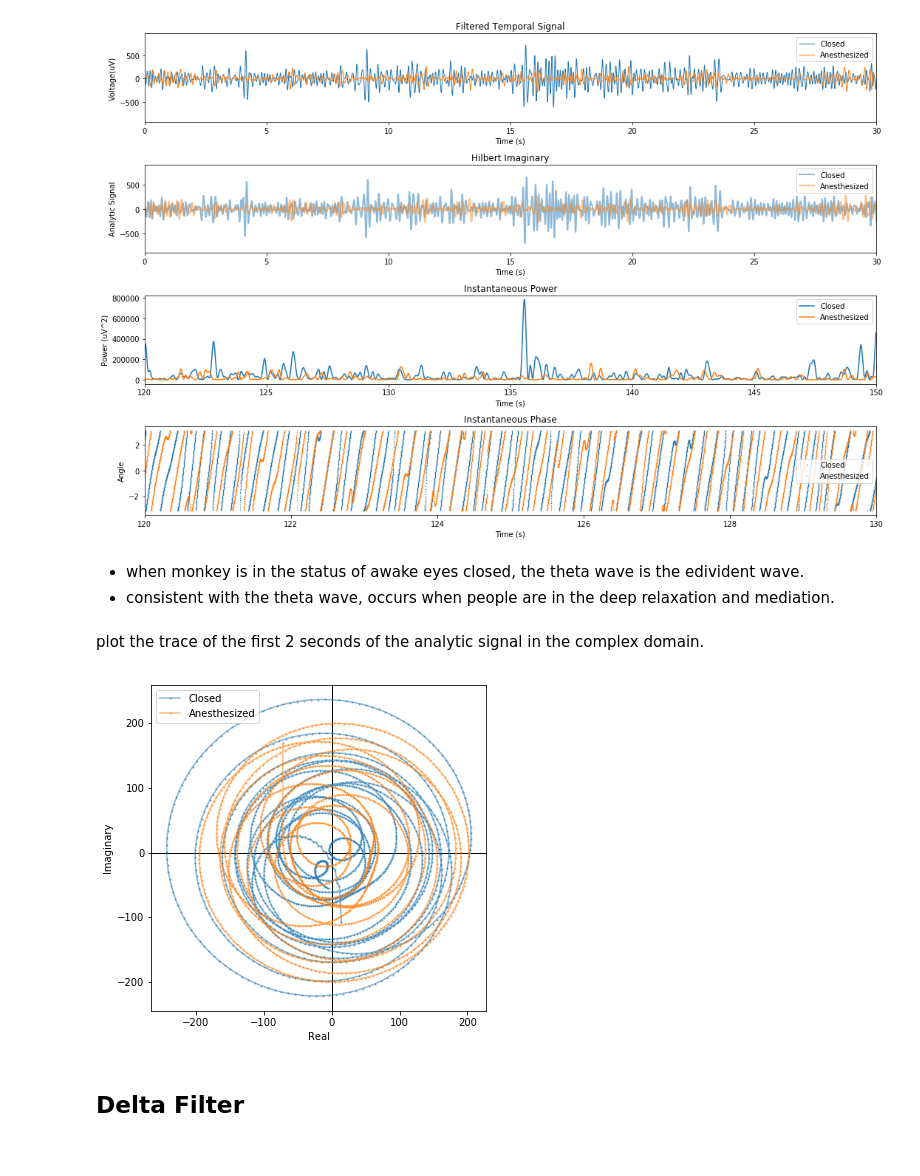
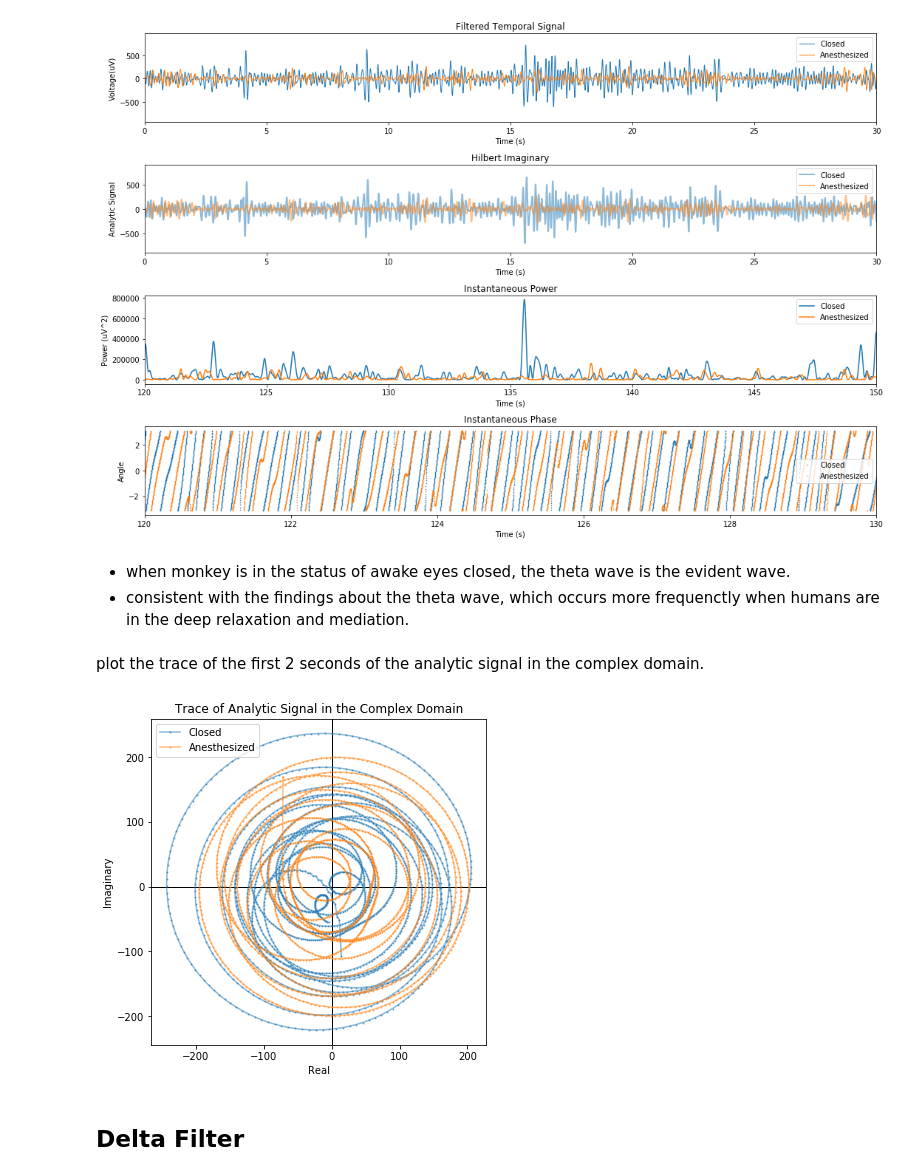
Before and after one commit to fagan2888/COGS118C, a Jupyter notebook: Assignments/project_data/COGS118C-Final-Presentation-Monkey-Data-Analysis.ipynb, the cells around one changed output. Cells and saved outputs as stored; diff of their text form; code cells hidden in the pictures.

```diff
--- a/Assignments/project_data/COGS118C-Final-Presentation-Monkey-Data-Analysis.ipynb
+++ b/Assignments/project_data/COGS118C-Final-Presentation-Monkey-Data-Analysis.ipynb
@@ -616,21 +616,22 @@ plt.tight_layout()
 # %% [output]
 [figure]
 # %% [markdown]
-- when monkey is in the status of awake eyes closed, the theta wave is the edivident wave.
-- consistent with the theta wave, occurs when people are in the deep relaxation and mediation.
+- when monkey is in the status of awake eyes closed, the theta wave is the evident wave.
+- consistent with the findings about the theta wave, which occurs more frequenctly when humans are in the deep relaxation and mediation.
 # %% [markdown]
 plot the trace of the first 2 seconds of the analytic signal in the complex domain.
 # %%
 plt.figure(figsize=(6,6))
 plt.axhline(color='k', lw=1)
 plt.axvline(color='k', lw=1)
 plt.plot(theta_x_a_tem_closed.real[:2000], theta_x_a_tem_closed.imag[:2000], '.-', label="Closed", alpha=0.5, ms=2)
 plt.plot(theta_x_a_tem_anes.real[:2000], theta_x_a_tem_anes.imag[:2000], '.-', label="Anesthesized", alpha=0.5, ms=2)
 plt.xlabel('Real');plt.ylabel('Imaginary')
+plt.title("Trace of Analytic Signal in the Complex Domain")
 plt.legend()
 plt.show()
 # %% [output]
-[figure, old version]
+[figure, new version]
 # %% [markdown]
 ## Delta Filter
 # %%
```
Also changed, not shown: parts of 2 cells of this notebook.
